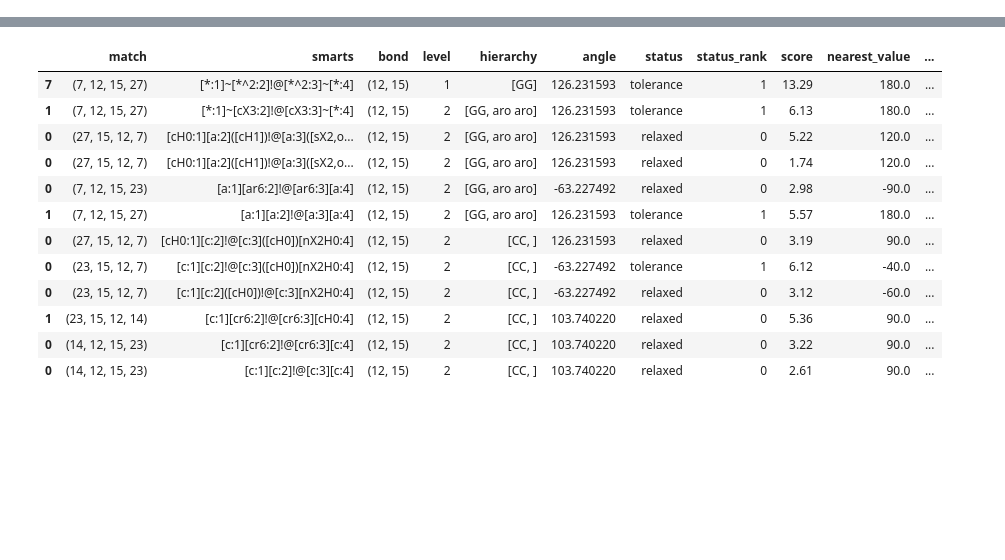
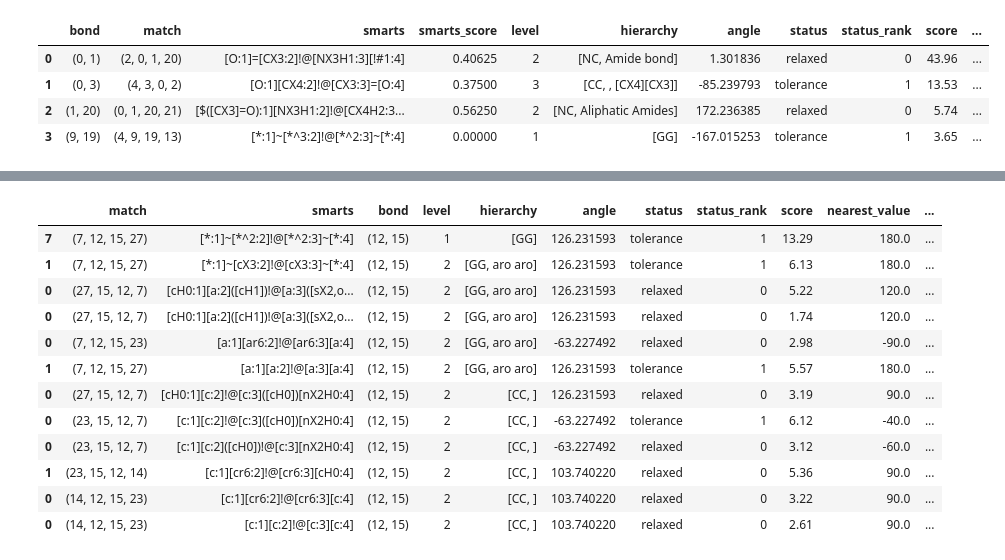
Before and after one commit to finlayiainmaclean/opensqm, a Jupyter notebook: torsion_analyser.ipynb, the cells around one changed output, grey strips where cells are left out. Cells and saved outputs as stored; diff of their text form; code cells hidden in the pictures; blank space fills up the shorter version.

```diff
--- a/torsion_analyser.ipynb
+++ b/torsion_analyser.ipynb
@@ -76,11 +76,32 @@ class Rule(BaseModel):
         }
 
 
+import re
+
+
+def get_atom_score(atom):
+    atom = atom.split(":")[0].replace("[","")
+    if "*" in atom:
+        atom_score = 0
+    elif "!" in atom:
+        atom_score = 0.5
+    else:
+        atom_score = 1
+
+    connectivity_score = int("X" in atom)
+    charge_score = int("+" in atom or "-" in atom)
+    hydrogen_score = int("H" in atom)
+    return (atom_score+connectivity_score+charge_score+hydrogen_score)/4
+
+def get_smarts_score(smarts):
+    atom_smarts = re.findall(r"\[[^\]]+\]", smarts)
+    return sum(get_atom_score(atom) for atom in atom_smarts)/4
+
 
 
 
 def parse() -> list[Rule]:
-    library_dict = xmltodict.parse(Path("/Users/finlaymaclean/Downloads/tor_lib_2020.xml").read_text())['library']
+    library_dict = xmltodict.parse(Path("/tmp/tor_lib_2020.xml").read_text())['library']
 
     rules = []
 
@@ -140,7 +161,7 @@ def parse() -> list[Rule]:
 if __name__=="__main__":
     status_rank = {"relaxed": 0, "tolerance": 1, "strain": 2}
 
-    mol = Chem.MolFromMolFile("/Users/finlaymaclean/Documents/Projects/sqm/lig.sdf")
+    mol = Chem.MolFromMolFile("/Users/finlaymaclean/Desktop/ref.sdf")
 
     rules = parse()
 
@@ -152,6 +173,7 @@ if __name__=="__main__":
         matches =  mol.GetSubstructMatches(rule.pattern)
         match_results = []
         for match in matches:
+            if len(match)!=4: continue
             torsion_atoms = tuple(match[i] for i in rule.torsion_indices)
 
             degree = rdMolTransforms.GetDihedralDeg(conf, *torsion_atoms)
@@ -162,6 +184,7 @@ if __name__=="__main__":
             match_results.append({
                 "match": torsion_atoms,
                 "smarts": rule.smarts,
+                "smarts_score" : get_smarts_score(rule.smarts),
                 "bond": tuple(sorted([s,t])),
                 "level": rule.level,
                 "hierarchy": [h["name"] for h in rule.hierarchy],
@@ -187,23 +210,10 @@ if __name__=="__main__":
     best_df = (
         df
         .sort_values(
-            ['bond', 'score', 'status_rank'],
+            ['bond', 'level', 'status_rank'],
             ascending=[True, False, False]   # highest level first, worst status first
         )
         .groupby('bond', sort=False)
         .first()
         .reset_index()
     )
-
-    expected_smarts = set([
-                       "[nX2:1][c:2]([nX2])!@[O:3][C:4]",
-                       "[C:1][CX4H2:2]!@[OX2:3][c:4]",
-                       "[cH0:1][c:2]([cH,nX2H0])!@[NX3H0:3][CX4:4]",
-                       "[cH0:1][c:2]!@[c:3]([cH0])[nX2H0:4]",
-                       "[OX2:1][CX4:2]!@[CX4:3][N:4]"
-    ])
-
-    actual_smarts = set(df.smarts.unique().tolist())
-    print(f"Match: {actual_smarts == expected_smarts}")
-    print(f"Missing: {expected_smarts - actual_smarts}")
-    print(f"Extra: {actual_smarts - expected_smarts}")
@@ -233,0 +220,8 @@ df
+# %%
+best_df
+# %% [output]
+|  | bond | match | smarts | smarts_score | level | hierarchy | angle | status | status_rank | score | ... |
+| 0 | (0, 1) | (2, 0, 1, 20) | [O:1]=[CX3:2]!@[NX3H1:3][!#1:4] | 0.40625 | 2 | [NC, Amide bond] | 1.301836 | relaxed | 0 | 43.96 | ... |
+| 1 | (0, 3) | (4, 3, 0, 2) | [O:1][CX4:2]!@[CX3:3]=[O:4] | 0.37500 | 3 | [CC, , [CX4][CX3]] | -85.239793 | tolerance | 1 | 13.53 | ... |
+| 2 | (1, 20) | (0, 1, 20, 21) | [$([CX3]=O):1][NX3H1:2]!@[CX4H2:3... | 0.56250 | 2 | [NC, Aliphatic Amides] | 172.236385 | relaxed | 0 | 5.74 | ... |
+| 3 | (9, 19) | (4, 9, 19, 13) | [*:1]~[*^3:2]!@[*^2:3]~[*:4] | 0.00000 | 1 | [GG] | -167.015253 | tolerance | 1 | 3.65 | ... |
```
Also changed, not shown: parts of 4 cells of this notebook, 57 other files.
